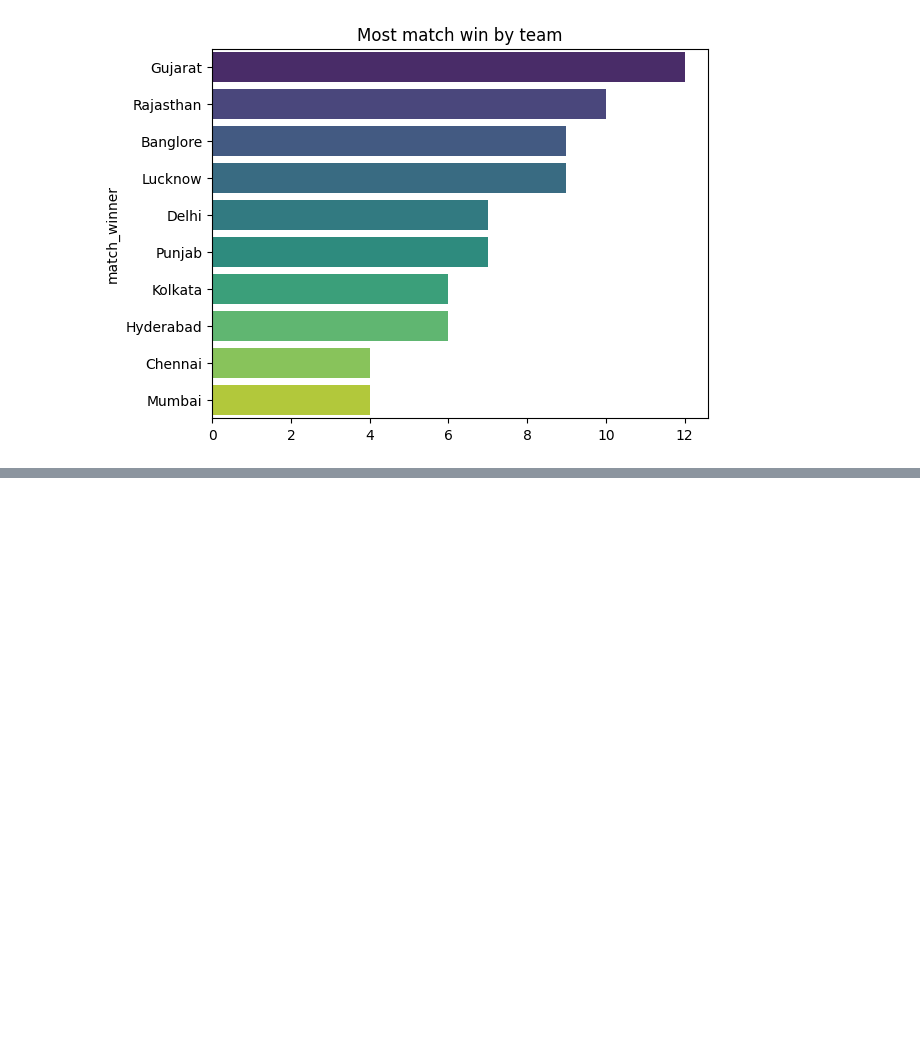
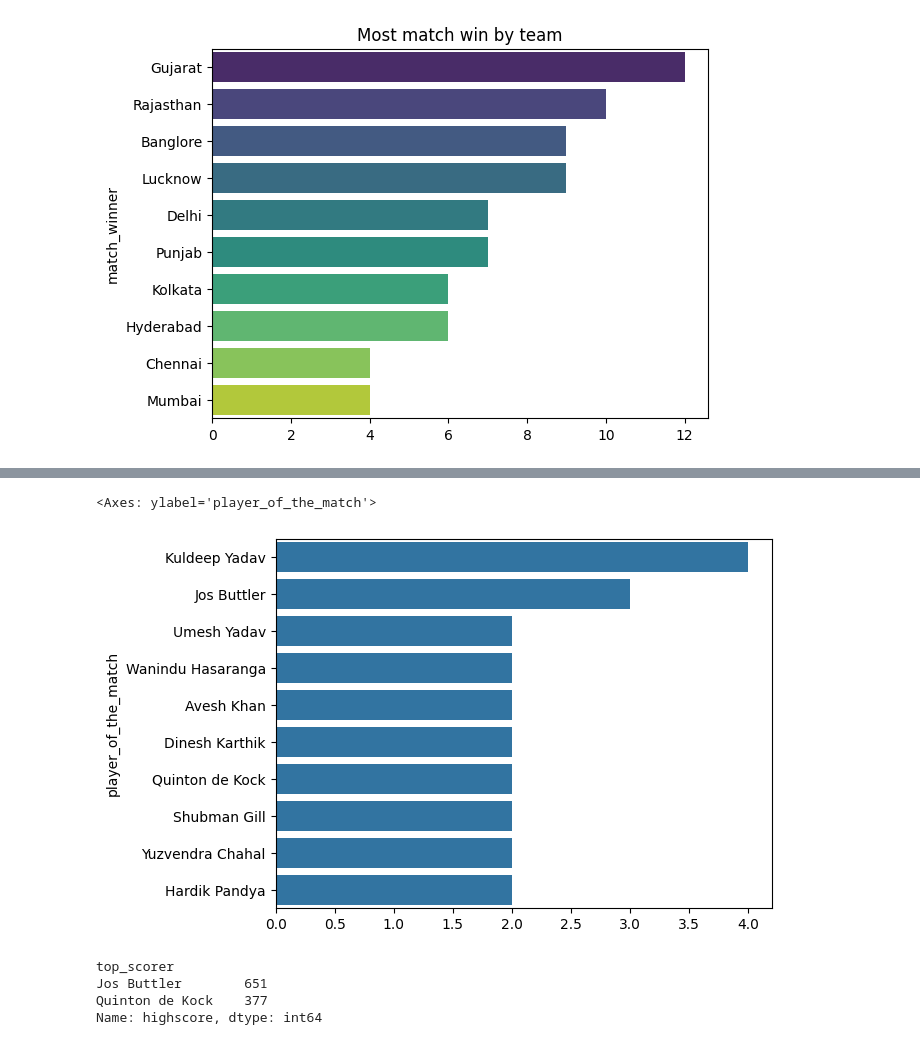
Before and after one commit to iamahnaf/Data-Science-Practice, a Jupyter notebook: capstone/ipl_captsone_project.ipynb, the cells around one changed output, grey strips where cells are left out. Cells and saved outputs as stored; diff of their text form; code cells hidden in the pictures; blank space fills up the shorter version.

```diff
--- a/capstone/ipl_captsone_project.ipynb
+++ b/capstone/ipl_captsone_project.ipynb
@@ -92,0 +117,4 @@ Text(0.5, 1.0, 'Most match win by team')
+# %%
+#player of the match award
+countPlayer=df['player_of_the_match'].value_counts().head(10)
+countPlayer
@@ -92,0 +134,14 @@ Text(0.5, 1.0, 'Most match win by team')
+# %%
+sns.barplot(y=countPlayer.index , x=countPlayer.values)
+# %% [output]
+<Axes: ylabel='player_of_the_match'>
+[figure, added]
+# %%
+#two top scorer
+high = df.groupby('top_scorer')['highscore'].sum().sort_values(ascending=False).head(2)
+high
+# %% [output]
+top_scorer
+Jos Buttler        651
+Quinton de Kock    377
+Name: highscore, dtype: int64
```
Also changed, not shown: parts of 10 cells of this notebook.
